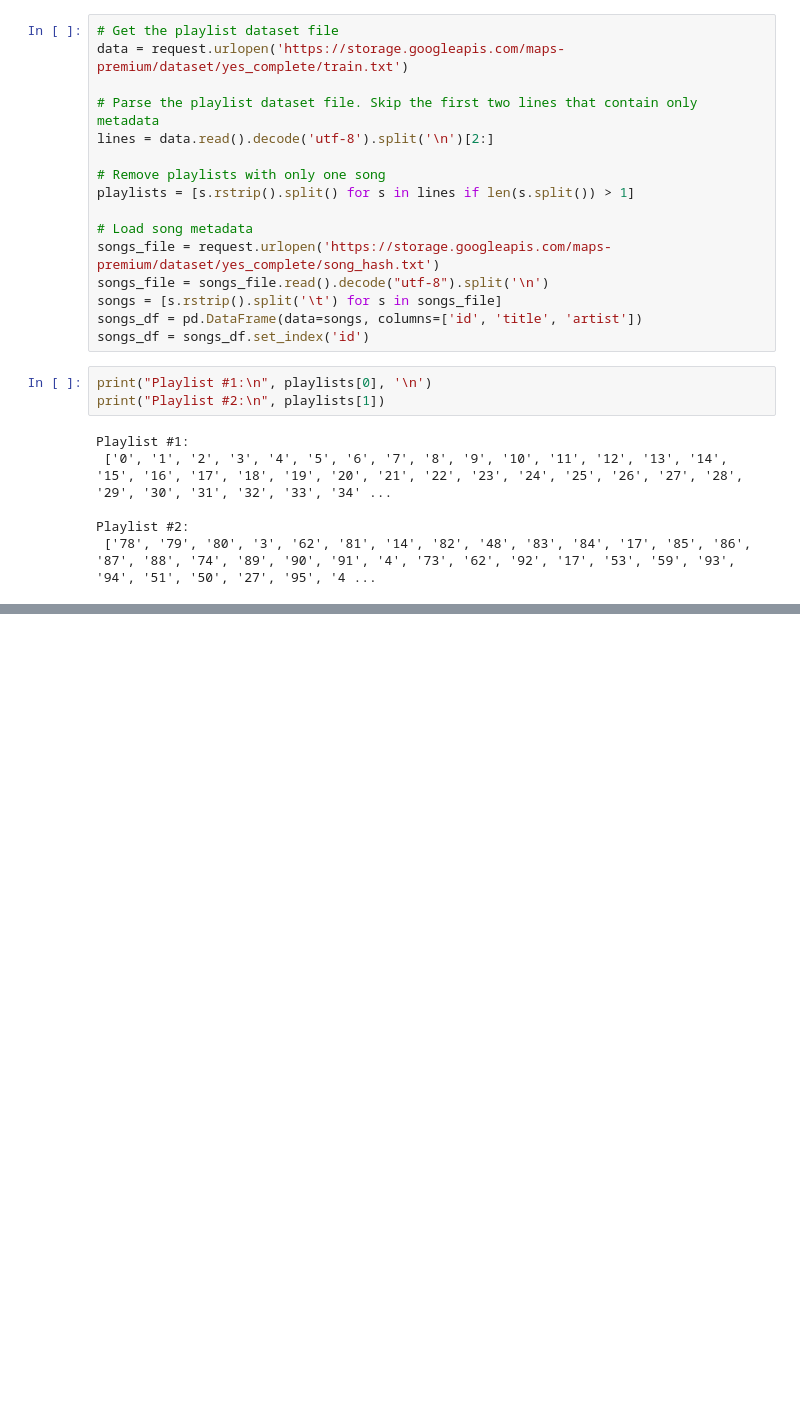
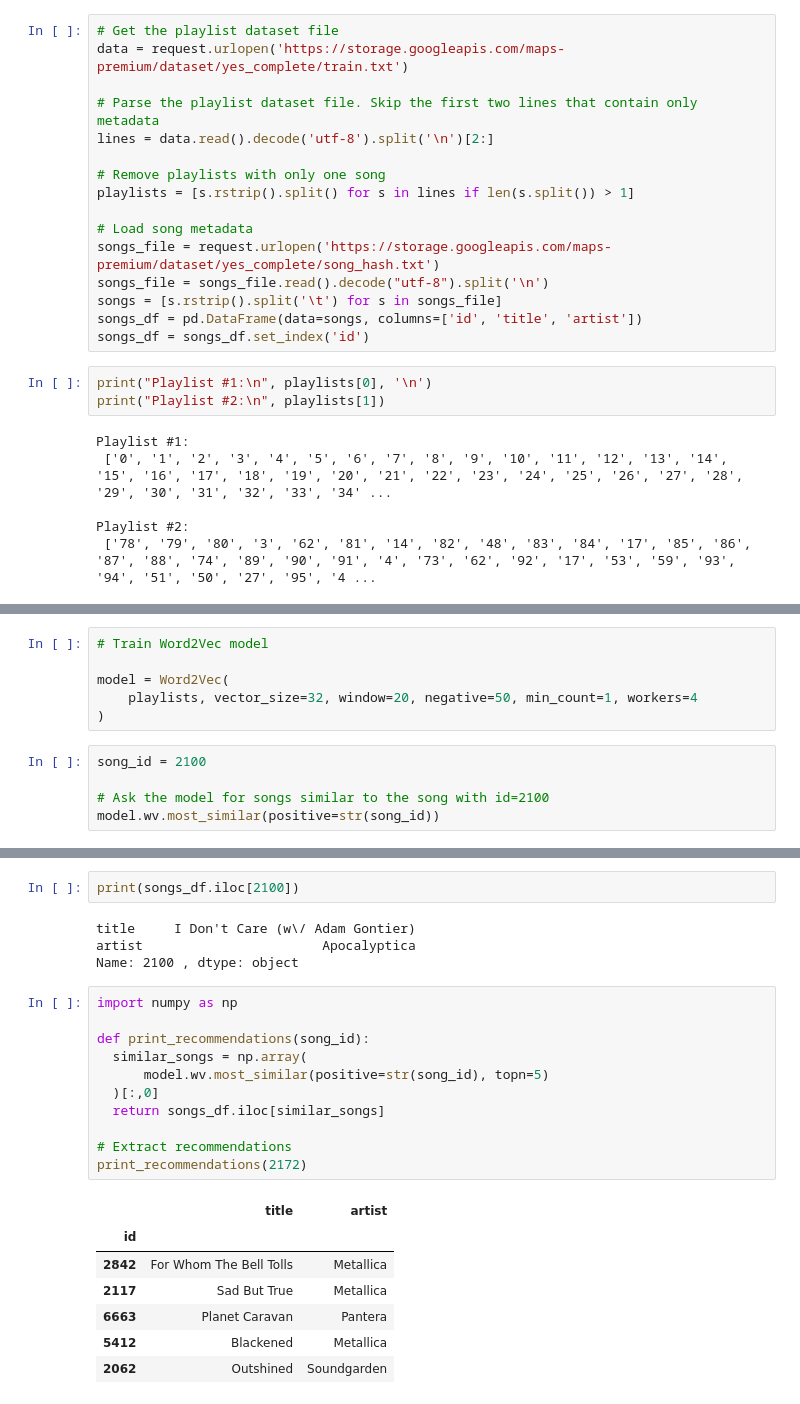
Before and after one commit to AsmitaBhat30/Coming-back-to-AI-2025, a Jupyter notebook: LLMs/training_a_song_embedding_model.ipynb, the cells around one changed output, grey strips where cells are left out. Drawn from its saved outputs; the diff is of its cells as text; blank space fills up the shorter version.

Commit message:
Trained a word2vec model for song recommendations using song playlists

```diff
--- a/LLMs/training_a_song_embedding_model.ipynb
+++ b/LLMs/training_a_song_embedding_model.ipynb
@@ -181,0 +222,11 @@ Playlist #2:
+# %%
+# Train Word2Vec model
+
+model = Word2Vec(
+    playlists, vector_size=32, window=20, negative=50, min_count=1, workers=4
+)
+# %%
+song_id = 2100
+
+# Ask the model for songs similar to the song with id=2100
+model.wv.most_similar(positive=str(song_id))
@@ -181,0 +244,25 @@ Playlist #2:
+# %%
+print(songs_df.iloc[2100])
+# %% [output]
+title     I Don't Care (w\/ Adam Gontier)
+artist                       Apocalyptica
+Name: 2100 , dtype: object
+# %%
+import numpy as np
+
+def print_recommendations(song_id):
+  similar_songs = np.array(
+      model.wv.most_similar(positive=str(song_id), topn=5)
+  )[:,0]
+  return songs_df.iloc[similar_songs]
+
+# Extract recommendations
+print_recommendations(2172)
+# %% [output]
+|  | title | artist |
+| id |  |  |
+| 2842 | For Whom The Bell Tolls | Metallica |
+| 2117 | Sad But True | Metallica |
+| 6663 | Planet Caravan | Pantera |
+| 5412 | Blackened | Metallica |
+| 2062 | Outshined | Soundgarden |
```
Also changed, not shown: parts of 17 cells of this notebook.
